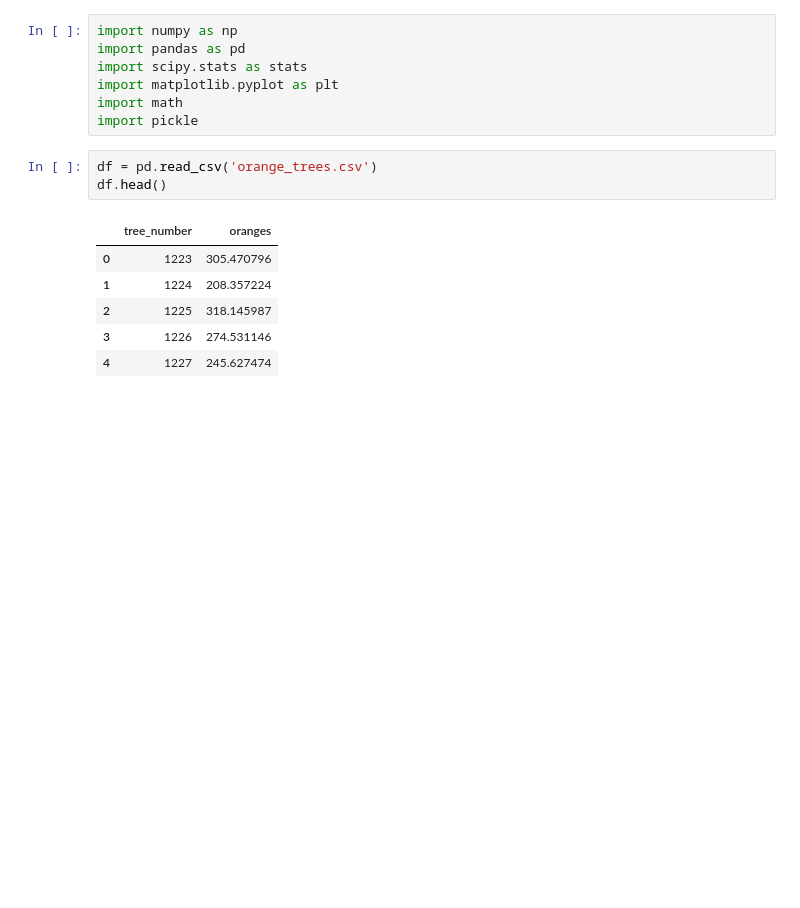
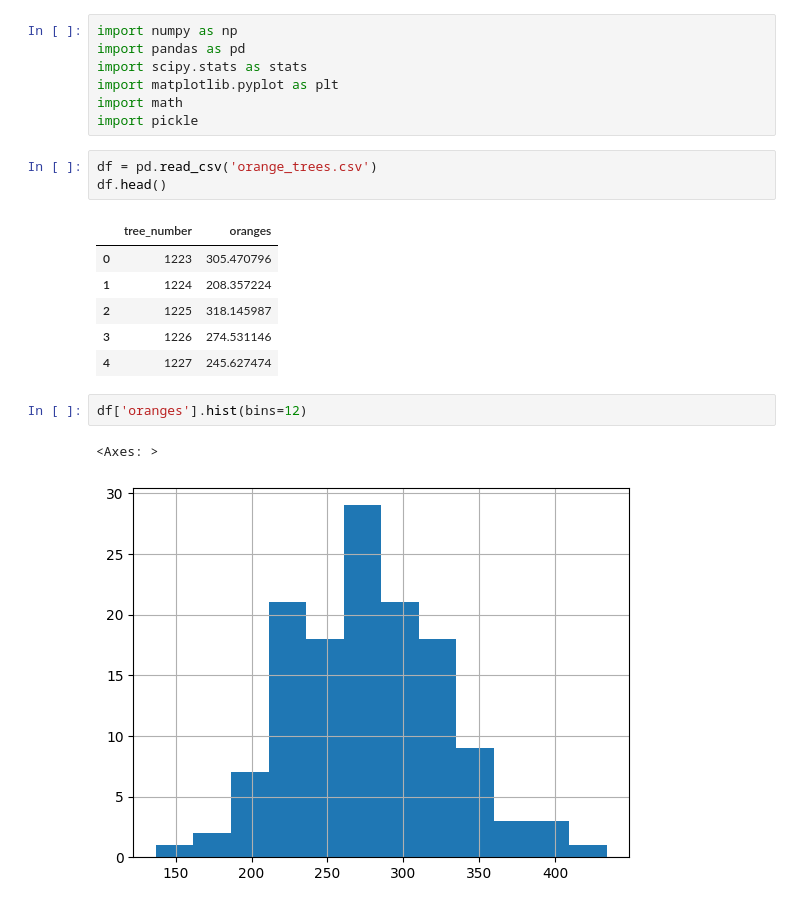
Before and after one commit to mahursh/NotesOnML, a Jupyter notebook: statistics.ipynb, the cells around one changed output. Drawn from its saved outputs; the diff is of its cells as text; blank space fills up the shorter version.

```diff
--- a/statistics.ipynb
+++ b/statistics.ipynb
@@ -21,3 +21,8 @@ df.head()
 | 2 | 1225 | 318.145987 |
 | 3 | 1226 | 274.531146 |
 | 4 | 1227 | 245.627474 |
+# %%
+df['oranges'].hist(bins=12)
+# %% [output]
+<Axes: >
+[figure, added]
```
Also changed, not shown: parts of 8 cells of this notebook.
